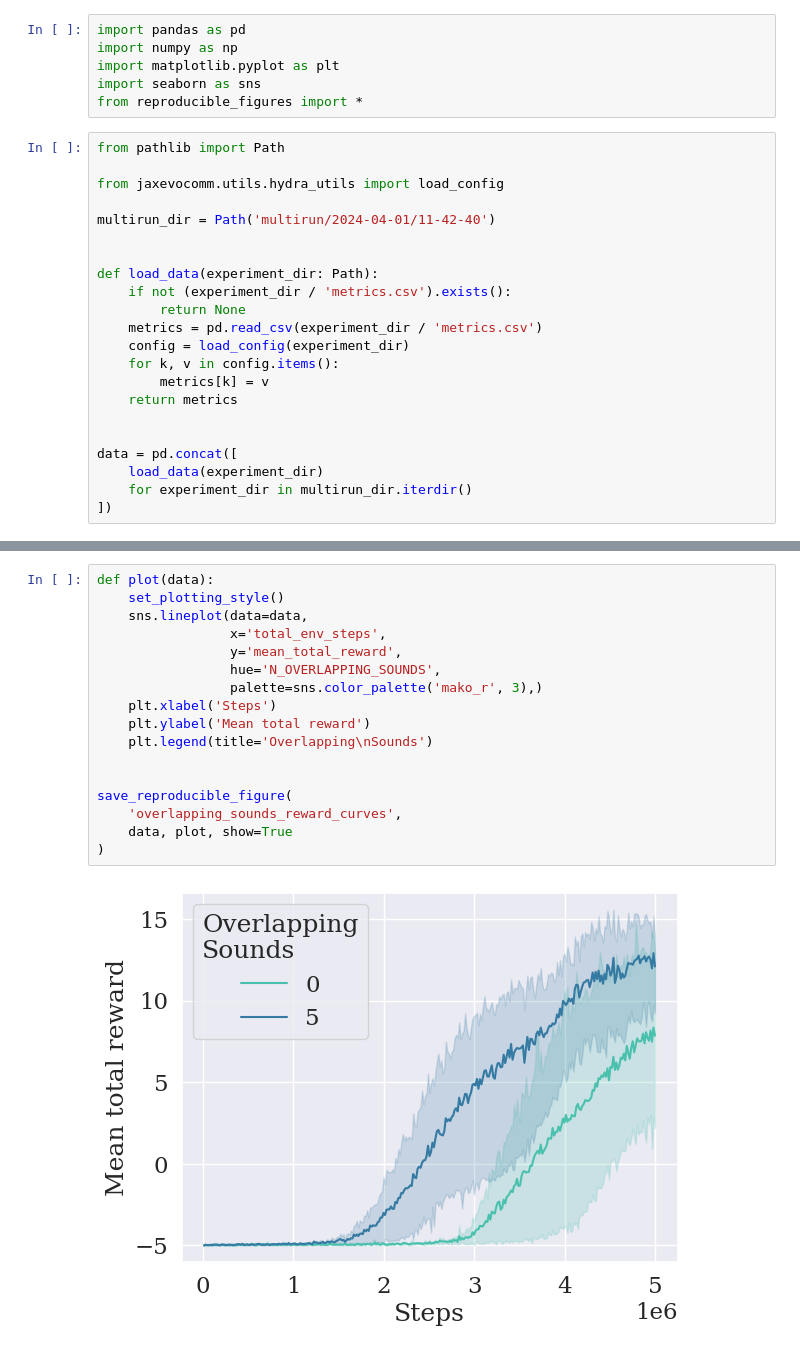
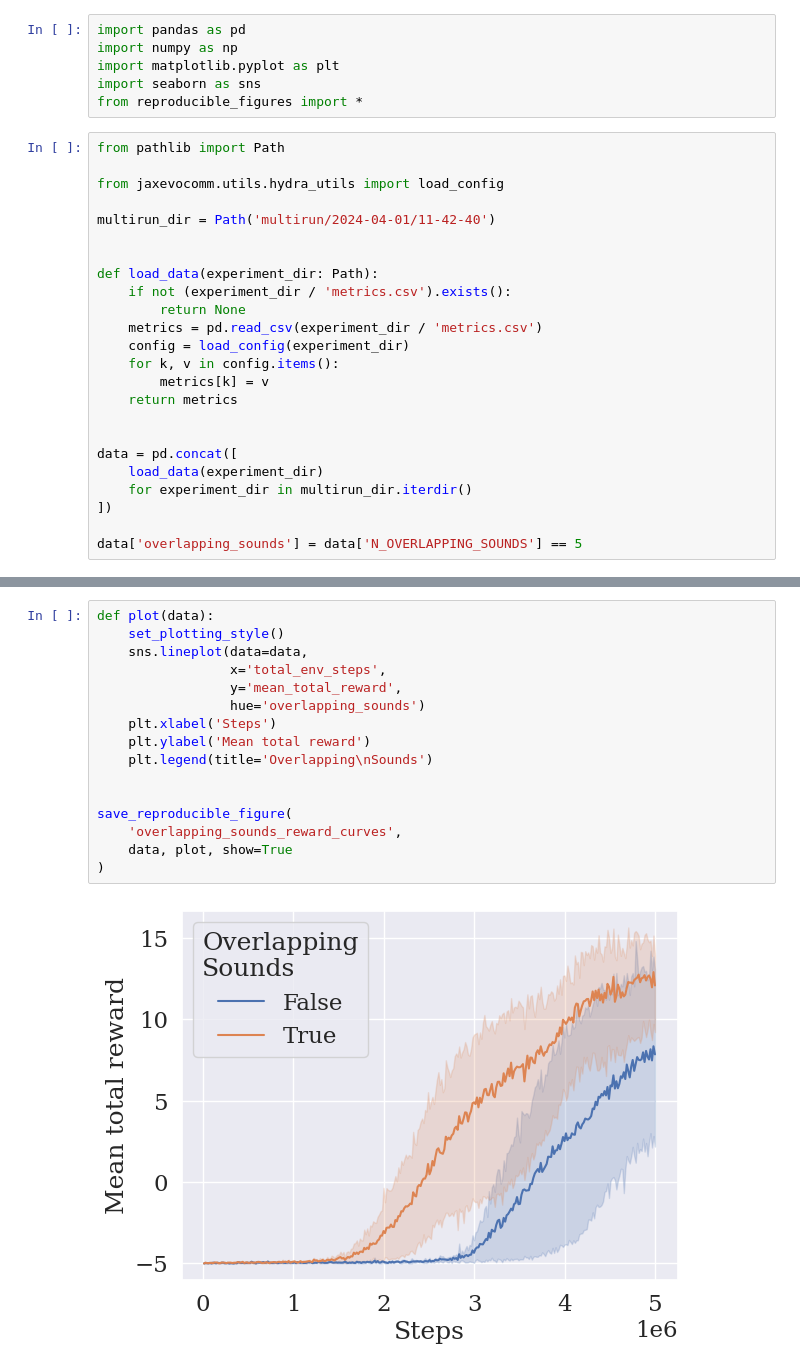
Before and after one commit to DylanCope/evo-comm, a Jupyter notebook: notebooks/Plots.ipynb, the cells around one changed output, grey strips where cells are left out. Cells and saved outputs as stored; diff of their text form.

```diff
--- a/notebooks/Plots.ipynb
+++ b/notebooks/Plots.ipynb
@@ -26,6 +26,8 @@ data = pd.concat([
     load_data(experiment_dir)
     for experiment_dir in multirun_dir.iterdir()
 ])
+
+data['overlapping_sounds'] = data['N_OVERLAPPING_SOUNDS'] == 5
 # %%
 data.columns
 # %% [output]
@@ -41,22 +44,21 @@ Index(['iteration', 'mean_episode_length', 'mean_total_reward', 'n_env_steps',
 # %%
 def plot(data):
     set_plotting_style()
     sns.lineplot(data=data,
                  x='total_env_steps',
                  y='mean_total_reward',
-                 hue='N_OVERLAPPING_SOUNDS',
-                 palette=sns.color_palette('mako_r', 3),)
+                 hue='overlapping_sounds')
     plt.xlabel('Steps')
     plt.ylabel('Mean total reward')
     plt.legend(title='Overlapping\nSounds')
 
 
 save_reproducible_figure(
     'overlapping_sounds_reward_curves',
     data, plot, show=True
 )
 # %% [output]
-[figure, old version]
+[figure, new version]
 reformatted figures/overlapping_sounds_reward_curves/code.py
 
 All done! ✨ 🍰 ✨
```
Also changed, not shown: parts of 1 cell of this notebook, 12 other files.
